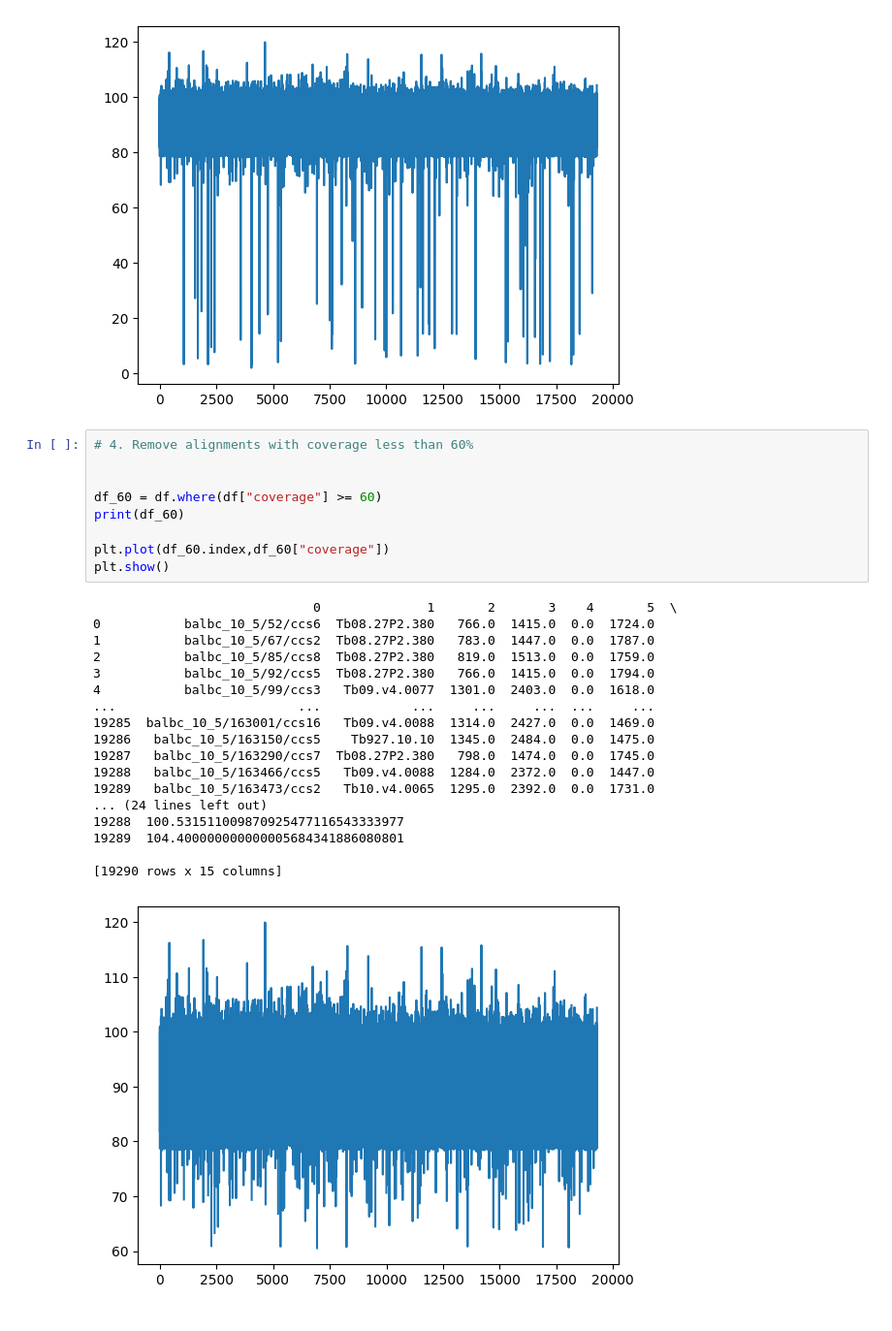
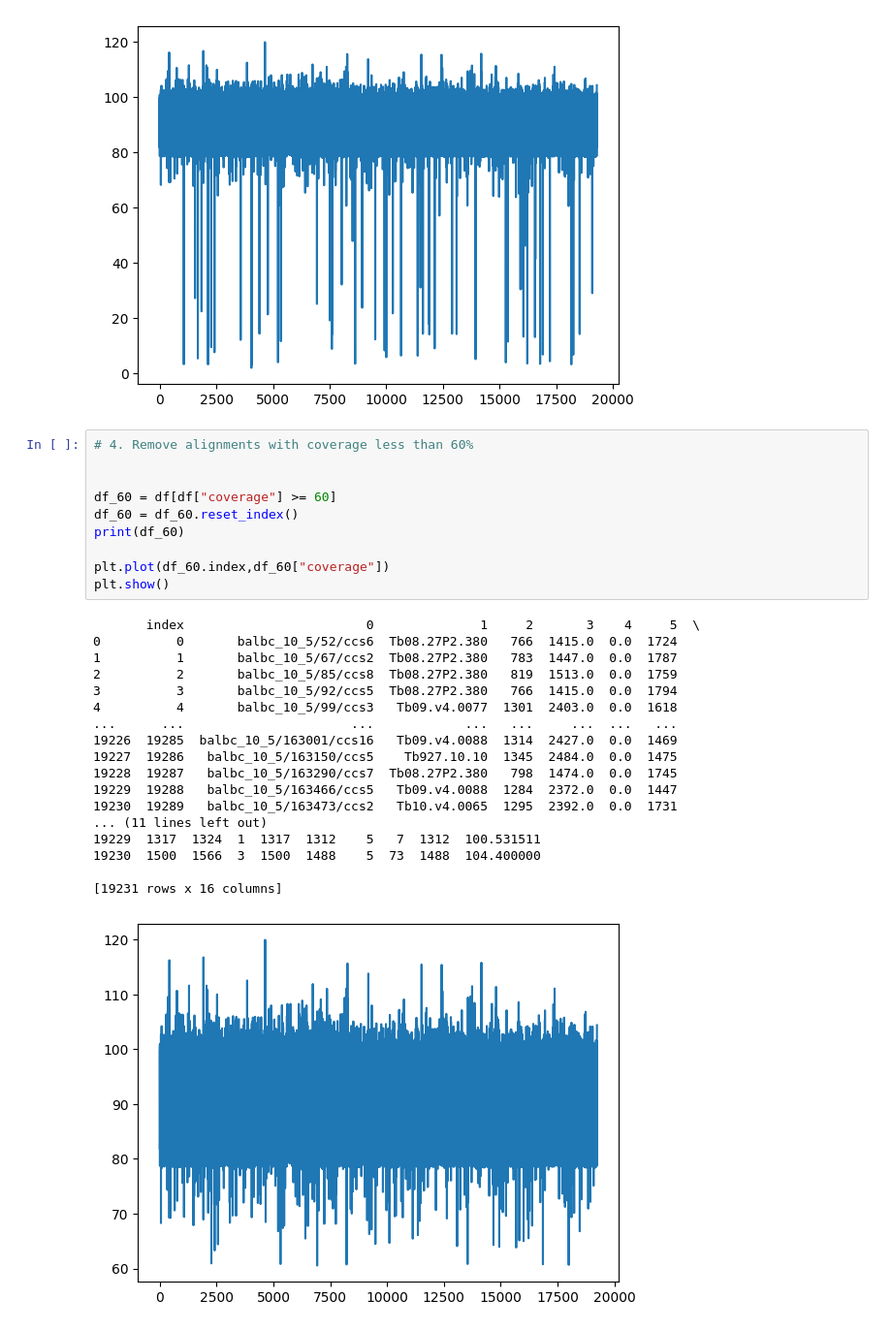
Before and after one commit to Freskoko/BINF200_H23, a Jupyter notebook: assignments/assignment1.ipynb, the cells around one changed output. Shown at 97% size. Drawn from its saved outputs; the diff is of its cells as text.

Commit message:
fixed the problem also fixed indexes

```diff
--- a/assignments/assignment1.ipynb
+++ b/assignments/assignment1.ipynb
@@ -131,31 +130,32 @@ plt.show()
 # %%
 # 4. Remove alignments with coverage less than 60%
 
 
-df_60 = df.where(df["coverage"] >= 60)
+df_60 = df[df["coverage"] >= 60]
+df_60 = df_60.reset_index()
 print(df_60)
 
 plt.plot(df_60.index,df_60["coverage"])
 plt.show()
 # %% [output]
-                             0              1       2       3    4       5  \
-0           balbc_10_5/52/ccs6  Tb08.27P2.380   766.0  1415.0  0.0  1724.0
-1           balbc_10_5/67/ccs2  Tb08.27P2.380   783.0  1447.0  0.0  1787.0
-2           balbc_10_5/85/ccs8  Tb08.27P2.380   819.0  1513.0  0.0  1759.0
-3           balbc_10_5/92/ccs5  Tb08.27P2.380   766.0  1415.0  0.0  1794.0
-4           balbc_10_5/99/ccs3   Tb09.v4.0077  1301.0  2403.0  0.0  1618.0
-...                        ...            ...     ...     ...  ...     ...
-19285  balbc_10_5/163001/ccs16   Tb09.v4.0088  1314.0  2427.0  0.0  1469.0
-19286   balbc_10_5/163150/ccs5    Tb927.10.10  1345.0  2484.0  0.0  1475.0
-19287   balbc_10_5/163290/ccs7  Tb08.27P2.380   798.0  1474.0  0.0  1745.0
-19288   balbc_10_5/163466/ccs5   Tb09.v4.0088  1284.0  2372.0  0.0  1447.0
-19289   balbc_10_5/163473/ccs2   Tb10.v4.0065  1295.0  2392.0  0.0  1731.0
-... (24 lines left out)
-19288  100.531511009870925477116543333977
-19289  104.400000000000005684341886080801
+       index                        0              1     2       3    4     5  \
+0          0       balbc_10_5/52/ccs6  Tb08.27P2.380   766  1415.0  0.0  1724
+1          1       balbc_10_5/67/ccs2  Tb08.27P2.380   783  1447.0  0.0  1787
+2          2       balbc_10_5/85/ccs8  Tb08.27P2.380   819  1513.0  0.0  1759
+3          3       balbc_10_5/92/ccs5  Tb08.27P2.380   766  1415.0  0.0  1794
+4          4       balbc_10_5/99/ccs3   Tb09.v4.0077  1301  2403.0  0.0  1618
+...      ...                      ...            ...   ...     ...  ...   ...
+19226  19285  balbc_10_5/163001/ccs16   Tb09.v4.0088  1314  2427.0  0.0  1469
+19227  19286   balbc_10_5/163150/ccs5    Tb927.10.10  1345  2484.0  0.0  1475
+19228  19287   balbc_10_5/163290/ccs7  Tb08.27P2.380   798  1474.0  0.0  1745
+19229  19288   balbc_10_5/163466/ccs5   Tb09.v4.0088  1284  2372.0  0.0  1447
+19230  19289   balbc_10_5/163473/ccs2   Tb10.v4.0065  1295  2392.0  0.0  1731
+... (11 lines left out)
+19229  1317  1324  1  1317  1312    5   7  1312  100.531511
+19230  1500  1566  3  1500  1488    5  73  1488  104.400000
 
-[19290 rows x 15 columns]
+[19231 rows x 16 columns]
-[figure, old version]
+[figure, new version]
 # %%
 #verify that each query sequence is now aligned to at most one subject sequence.
 i = 0
```
Also changed, not shown: parts of 2 cells of this notebook.
